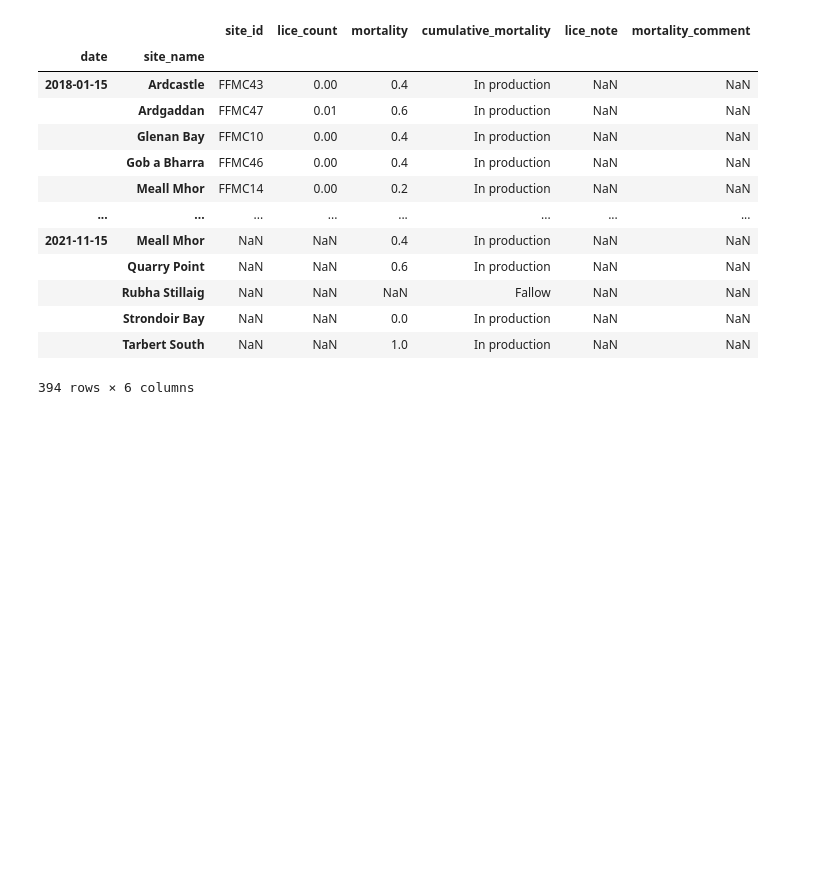
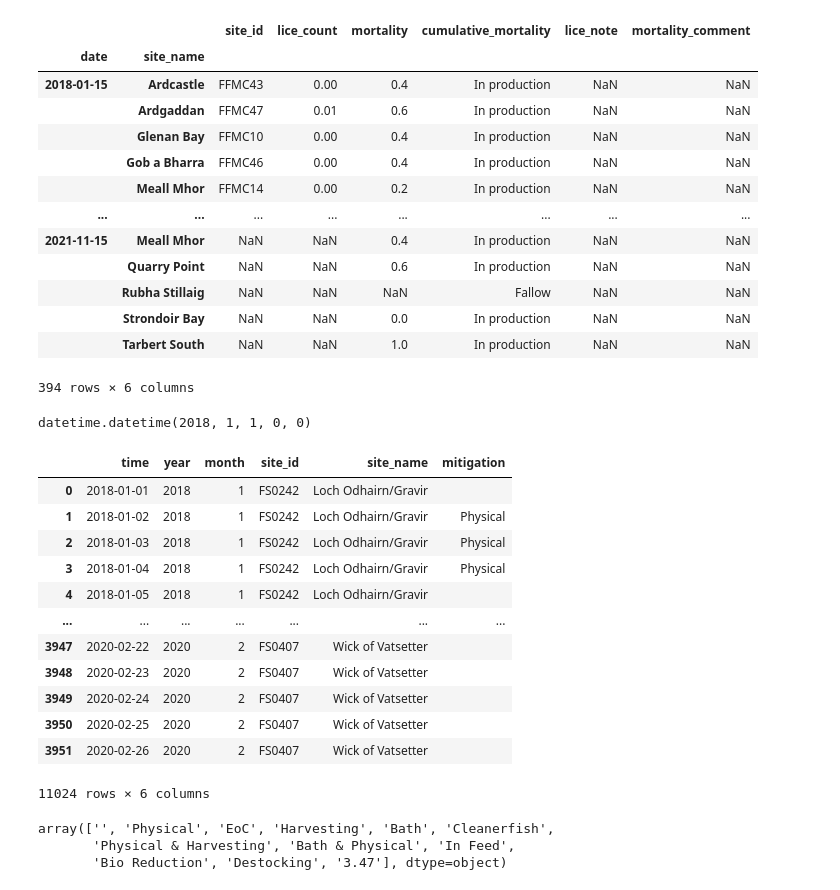
Before and after one commit to resistance-modelling/slim, a Jupyter notebook: slim/surveys/scraper.ipynb, the cells around one changed output. Drawn from its saved outputs; the diff is of its cells as text; code cells hidden in the pictures; blank space fills up the shorter version.

Commit message:
Extract treatment from reports #220, fix wrong truncation

```diff
--- a/slim/surveys/scraper.ipynb
+++ b/slim/surveys/scraper.ipynb
@@ -442,3 +424,72 @@ fyne_data_df
 394 rows × 6 columns
 # %%
 fyne_data_df.to_csv("config_data/Fyne_complete/report.csv")
+# %%
+# to convert week day to
+from datetime import datetime
+def first_monday(year):
+    weekday = datetime(day=1, month=1, year=year).weekday()
+    return datetime(day=1 + (7 - weekday) % 7, month=1, year=year)
+
+first_monday(2018)
+# %% [output]
+datetime.datetime(2018, 1, 1, 0, 0)
+# %%
+import pandas as pd
+import csv
+
+# I don't want to do excel->csv conversion here.
+# Structure: site no, site name, business name, business no,
+#    {count, mitigation, sg action}*52 times (53 in 2020)
+
+import datetime as dt
+
+def load_weekly(year):
+    builder = {}
+    with open(f"slim/surveys/ms_weekly_data_{year}.csv", "r") as f:
+        # skip the first two lines
+        for _ in range(2):
+            f.readline()
+        day = first_monday(year)
+        data = list(csv.reader(f))
+        builder["time"] = []
+        builder["year"] = []
+        builder["month"] = []
+        builder["site_id"] = []
+        builder["site_name"] = []
+        builder["mitigation"] = []
+        for line in data:
+            site_no = line[0]
+            site_name = line[1]
+            step = 3
+            if year == 2020:
+                step = 4
+            for i in range(4, 4 + step*52, step):
+                time = day + dt.timedelta(days=(i-4) // step)
+                week_data = line[i:i+3]
+                mitigation = week_data[1]
+                builder["time"].append(time)
+                builder["year"].append(time.year)
+                builder["month"].append(time.month)
+                builder["site_id"].append(site_no)
+                builder["site_name"].append(site_name)
+                builder["mitigation"].append(mitigation)
+    return pd.DataFrame(builder)
+# %%
+weekly_data_df = pd.concat([load_weekly(year) for year in range(2018, 2021)])
+# %%
+weekly_data_df
+# %% [output]
+|  | time | year | month | site_id | site_name | mitigation |
+| 0 | 2018-01-01 | 2018 | 1 | FS0242 | Loch Odhairn/Gravir |  |
+| 1 | 2018-01-02 | 2018 | 1 | FS0242 | Loch Odhairn/Gravir | Physical |
+| 2 | 2018-01-03 | 2018 | 1 | FS0242 | Loch Odhairn/Gravir | Physical |
+| 3 | 2018-01-04 | 2018 | 1 | FS0242 | Loch Odhairn/Gravir | Physical |
+| 4 | 2018-01-05 | 2018 | 1 | FS0242 | Loch Odhairn/Gravir |  |
+| ... | ... | ... | ... | ... | ... | ... |
+| 3947 | 2020-02-22 | 2020 | 2 | FS0407 | Wick of Vatsetter |  |
+| 3948 | 2020-02-23 | 2020 | 2 | FS0407 | Wick of Vatsetter |  |
+| 3949 | 2020-02-24 | 2020 | 2 | FS0407 | Wick of Vatsetter |  |
+| 3950 | 2020-02-25 | 2020 | 2 | FS0407 | Wick of Vatsetter |  |
+| 3951 | 2020-02-26 | 2020 | 2 | FS0407 | Wick of Vatsetter |  |
+11024 rows × 6 columns
@@ -444,0 +498,6 @@ fyne_data_df.to_csv("config_data/Fyne_complete/report.csv")
+# %%
+x.unique() # treatments
+# %% [output]
+array(['', 'Physical', 'EoC', 'Harvesting', 'Bath', 'Cleanerfish',
+       'Physical & Harvesting', 'Bath & Physical', 'In Feed',
+       'Bio Reduction', 'Destocking', '3.47'], dtype=object)
```
Also changed, not shown: parts of 10 cells of this notebook, 2 other files.
